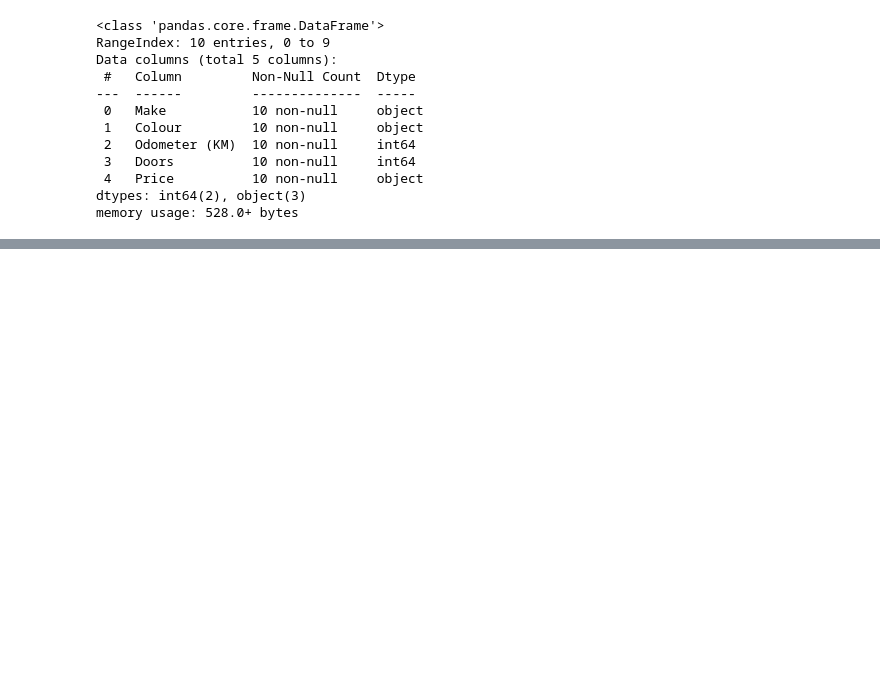
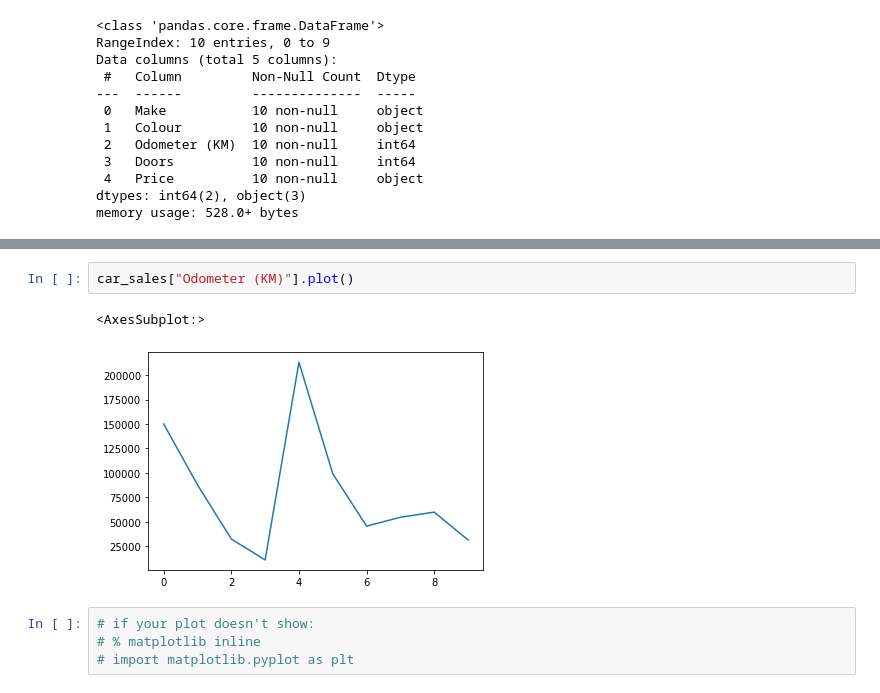
Before and after one commit to HM-bcard/TensorFlow-Developer-Certificate-Bootcamp, a Jupyter notebook: introduction to pandas.ipynb, the cells around one changed output, grey strips where cells are left out. Cells and saved outputs as stored; diff of their text form; blank space fills up the shorter version.

```diff
--- a/introduction to pandas.ipynb
+++ b/introduction to pandas.ipynb
@@ -105,0 +290,9 @@ memory usage: 528.0+ bytes
+# %%
+car_sales["Odometer (KM)"].plot()
+# %% [output]
+<AxesSubplot:>
+[figure, added]
+# %%
+# if your plot doesn't show:
+# % matplotlib inline
+# import matplotlib.pyplot as plt
```
Also changed, not shown: parts of 51 cells of this notebook.
